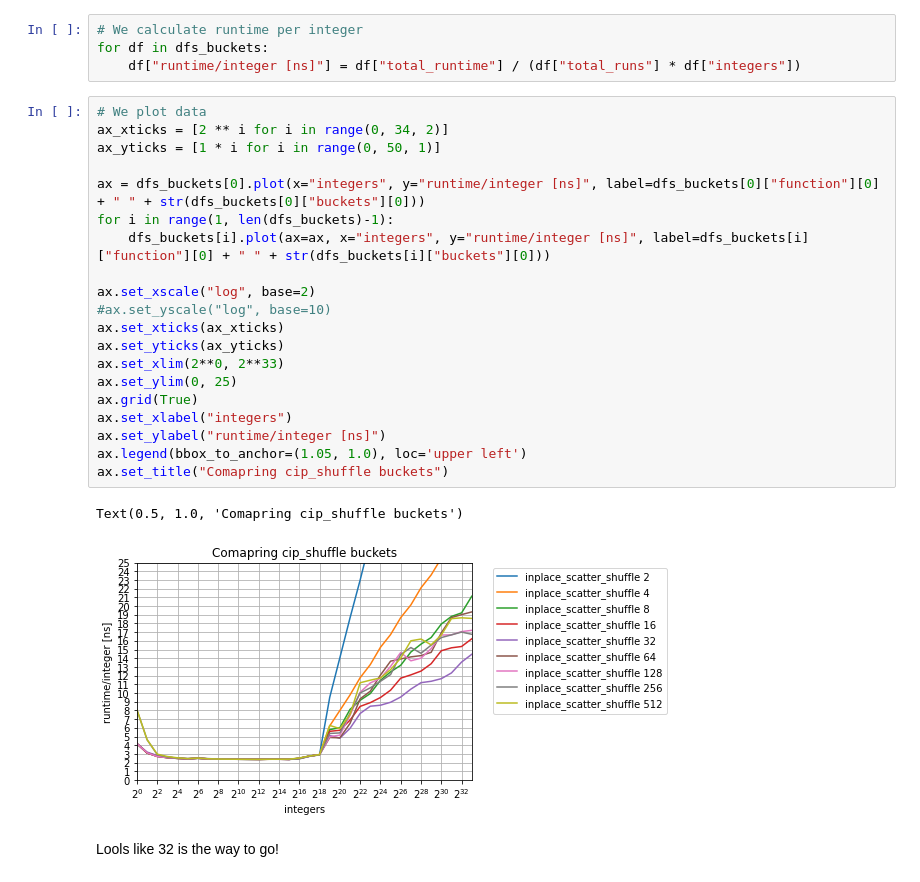
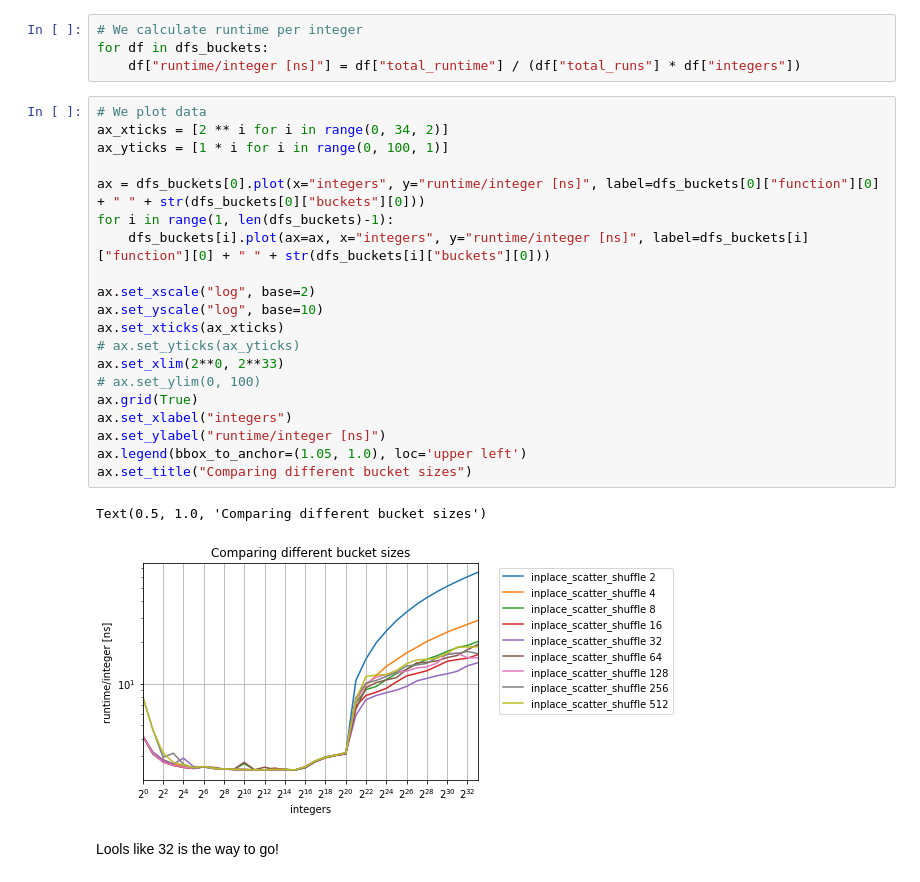
Before and after one commit to pengilton/cip_shuffle, a Jupyter notebook: benchmarks/evaluation/09_analysis_cip_shuffle_buckets.ipynb, the cells around one changed output. Drawn from its saved outputs; the diff is of its cells as text.

```diff
--- a/benchmarks/evaluation/09_analysis_cip_shuffle_buckets.ipynb
+++ b/benchmarks/evaluation/09_analysis_cip_shuffle_buckets.ipynb
@@ -37,25 +37,25 @@ for df in dfs_buckets:
 # %%
 # We plot data
 ax_xticks = [2 ** i for i in range(0, 34, 2)]
-ax_yticks = [1 * i for i in range(0, 50, 1)]
+ax_yticks = [1 * i for i in range(0, 100, 1)]
 
 ax = dfs_buckets[0].plot(x="integers", y="runtime/integer [ns]", label=dfs_buckets[0]["function"][0] + " " + str(dfs_buckets[0]["buckets"][0]))
 for i in range(1, len(dfs_buckets)-1):
     dfs_buckets[i].plot(ax=ax, x="integers", y="runtime/integer [ns]", label=dfs_buckets[i]["function"][0] + " " + str(dfs_buckets[i]["buckets"][0]))
 
 ax.set_xscale("log", base=2)
-#ax.set_yscale("log", base=10)
+ax.set_yscale("log", base=10)
 ax.set_xticks(ax_xticks)
-ax.set_yticks(ax_yticks)
+# ax.set_yticks(ax_yticks)
 ax.set_xlim(2**0, 2**33)
-ax.set_ylim(0, 25)
+# ax.set_ylim(0, 100)
 ax.grid(True)
 ax.set_xlabel("integers")
 ax.set_ylabel("runtime/integer [ns]")
 ax.legend(bbox_to_anchor=(1.05, 1.0), loc='upper left')
-ax.set_title("Comapring cip_shuffle buckets")
+ax.set_title("Comparing different bucket sizes")
 # %% [output]
-Text(0.5, 1.0, 'Comapring cip_shuffle buckets')
+Text(0.5, 1.0, 'Comparing different bucket sizes')
-[figure, old version]
+[figure, new version]
 # %% [markdown]
 Lools like 32 is the way to go!
```
Also changed, not shown: parts of 4 cells of this notebook, 50 other files.
